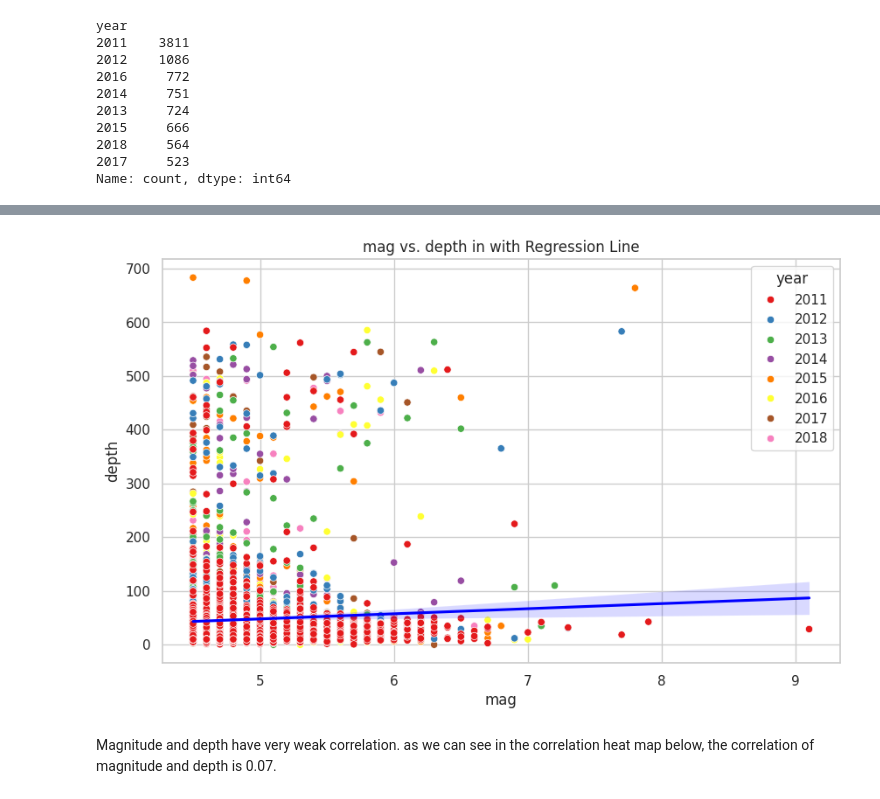
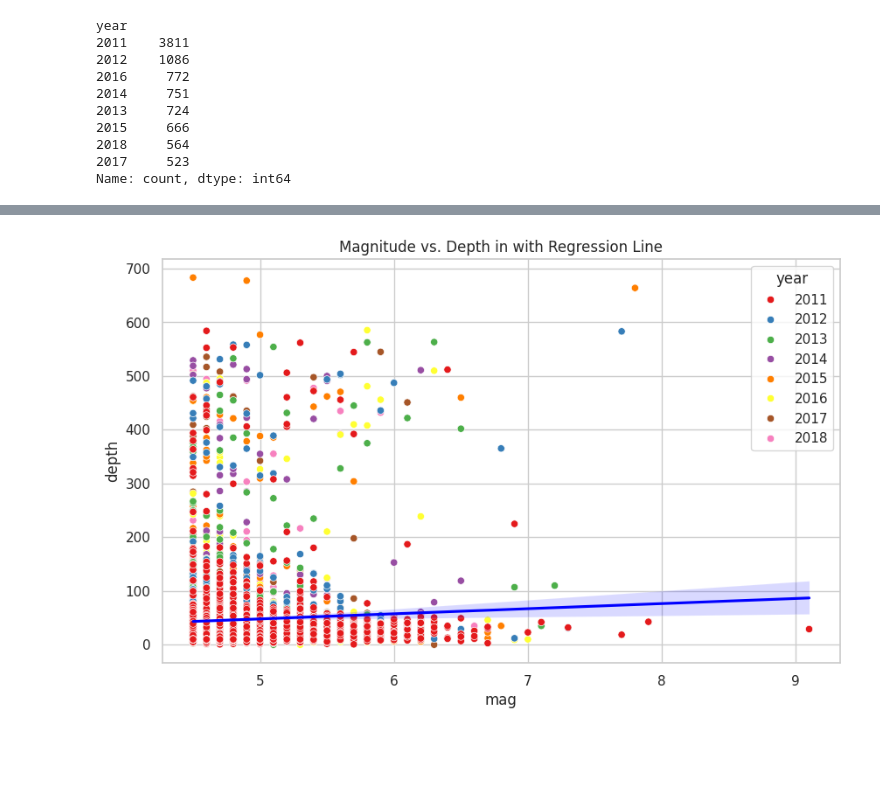
Before and after one commit to Twujira/TigistData110, a Jupyter notebook: Project2_Japanquake.ipynb, the cells around one changed output, grey strips where cells are left out. Saved outputs shown, nothing was run; the diff lists cells and outputs as text; code cells hidden in the pictures; blank space fills up the shorter version.

```diff
--- a/Project2_Japanquake.ipynb
+++ b/Project2_Japanquake.ipynb
@@ -356,20 +348,18 @@ plt.show()
 # %%
 # Set the style to white grid
 sns.set(style="whitegrid")
 
 # Set the figure size
 plt.figure(figsize=(10, 6))
 sns.scatterplot(data=filtered_JapanQuakes, x='mag', y='depth', hue='year', palette='Set1')
 
 # Add a regression line
 sns.regplot(data=filtered_JapanQuakes, x='mag', y='depth', scatter=False, color='blue')
-plt.title('mag vs. depth in with Regression Line')
+plt.title('Magnitude vs. Depth in with Regression Line')
 plt.grid(True)
 plt.show()
 # %% [output]
-[figure, old version]
+[figure, new version]
-# %% [markdown]
-Magnitude and depth have very weak correlation. as we can see in the correlation heat map below, the correlation of magnitude and depth is 0.07.
 # %%
 # Select only the specified columns from the DataFrame
 columns_new = ['latitude', 'longitude', 'depth', 'mag','gap','rms']
```
Also changed, not shown: parts of 31 cells of this notebook.
